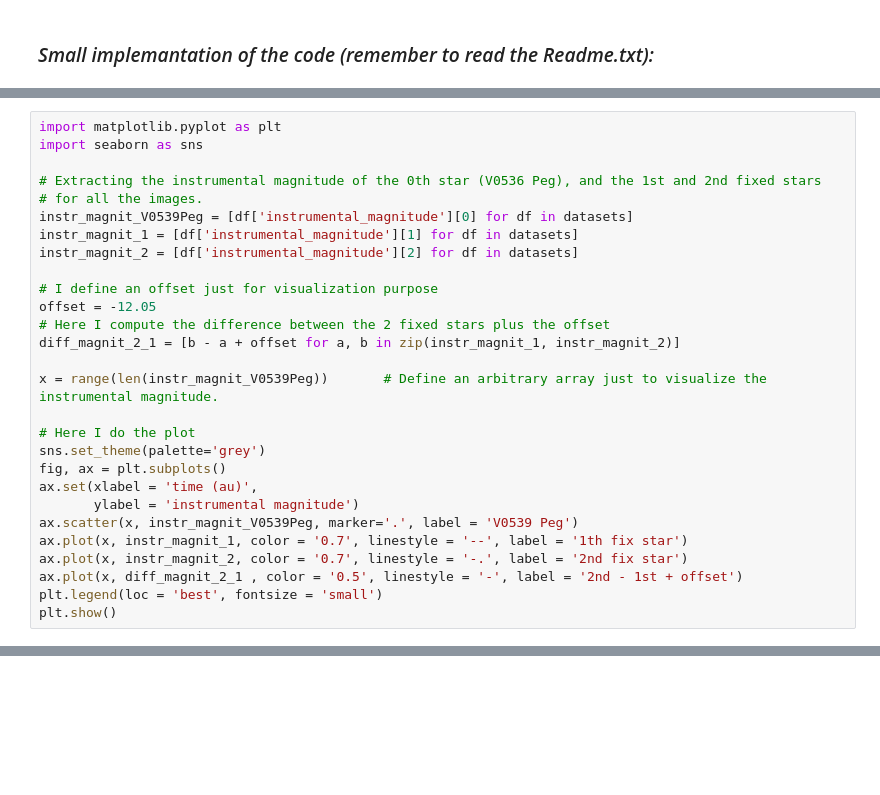
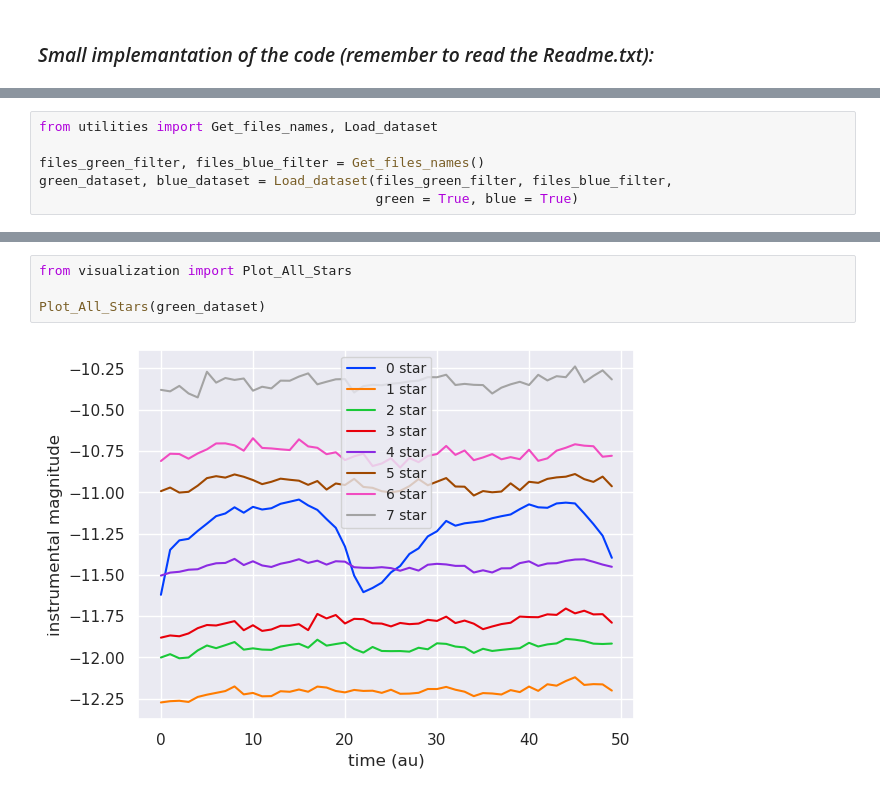
Before and after one commit to LuigiSotgiu/Photometry, a Jupyter notebook: main.ipynb, the cells around one changed output, grey strips where cells are left out. Drawn from its saved outputs; the diff is of its cells as text; blank space fills up the shorter version.

```diff
--- a/main.ipynb
+++ b/main.ipynb
@@ -81,28 +43,0 @@ I use a compact "for" notation to take all the element of the list "datasets" fr
-# %%
-import matplotlib.pyplot as plt
-import seaborn as sns
-
-# Extracting the instrumental magnitude of the 0th star (V0536 Peg), and the 1st and 2nd fixed stars
-# for all the images.
-instr_magnit_V0539Peg = [df['instrumental_magnitude'][0] for df in datasets]
-instr_magnit_1 = [df['instrumental_magnitude'][1] for df in datasets]
-instr_magnit_2 = [df['instrumental_magnitude'][2] for df in datasets]
-
-# I define an offset just for visualization purpose
-offset = -12.05
-# Here I compute the difference between the 2 fixed stars plus the offset
-diff_magnit_2_1 = [b - a + offset for a, b in zip(instr_magnit_1, instr_magnit_2)]
-
-x = range(len(instr_magnit_V0539Peg))       # Define an arbitrary array just to visualize the instrumental magnitude.
-
-# Here I do the plot
-sns.set_theme(palette='grey')
-fig, ax = plt.subplots()
-ax.set(xlabel = 'time (au)',
-       ylabel = 'instrumental magnitude')
-ax.scatter(x, instr_magnit_V0539Peg, marker='.', label = 'V0539 Peg')
-ax.plot(x, instr_magnit_1, color = '0.7', linestyle = '--', label = '1th fix star')
-ax.plot(x, instr_magnit_2, color = '0.7', linestyle = '-.', label = '2nd fix star')
-ax.plot(x, diff_magnit_2_1 , color = '0.5', linestyle = '-', label = '2nd - 1st + offset')
-plt.legend(loc = 'best', fontsize = 'small')
-plt.show()
@@ -112,0 +44,6 @@ _IMPORTANT_: The image above is just an example, if one want to see the right pl
+# %%
+from utilities import Get_files_names, Load_dataset
+
+files_green_filter, files_blue_filter = Get_files_names()
+green_dataset, blue_dataset = Load_dataset(files_green_filter, files_blue_filter,
+                                           green = True, blue = True)
@@ -112,0 +57,6 @@ _IMPORTANT_: The image above is just an example, if one want to see the right pl
+# %%
+from visualization import Plot_All_Stars
+
+Plot_All_Stars(green_dataset)
+# %% [output]
+[figure, added]
```
Also changed, not shown: parts of 15 cells of this notebook, 6 other files.
